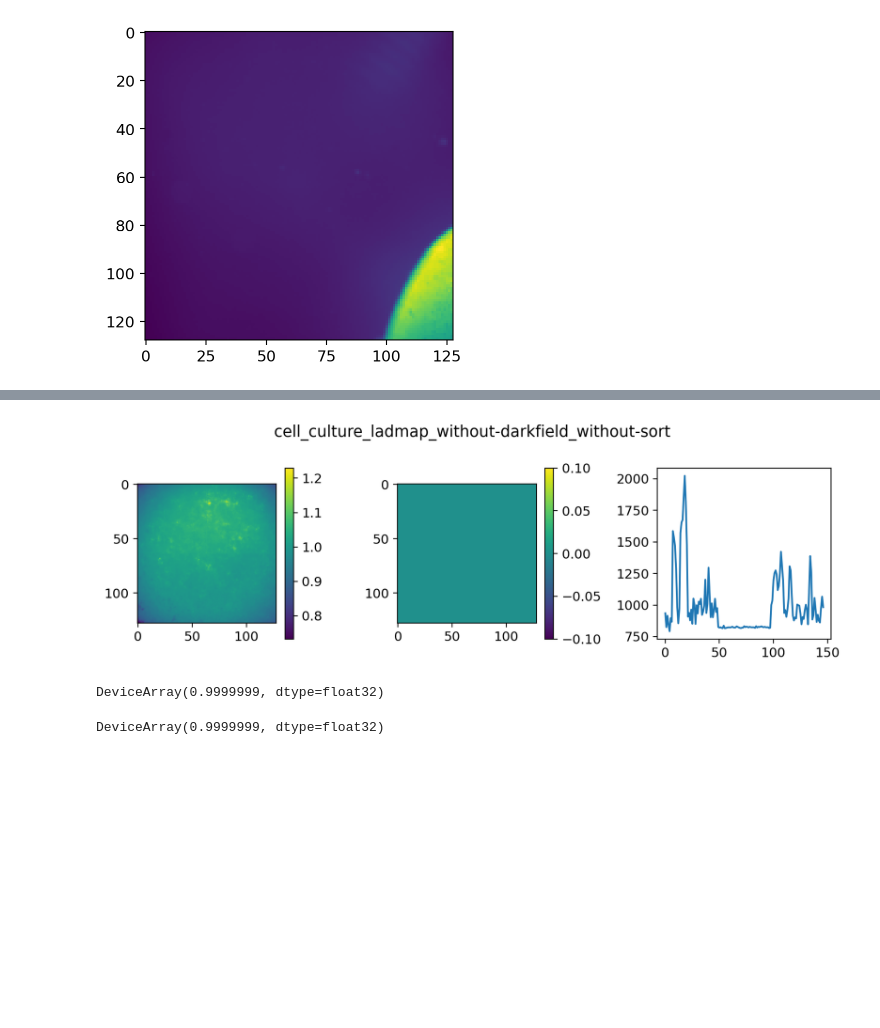
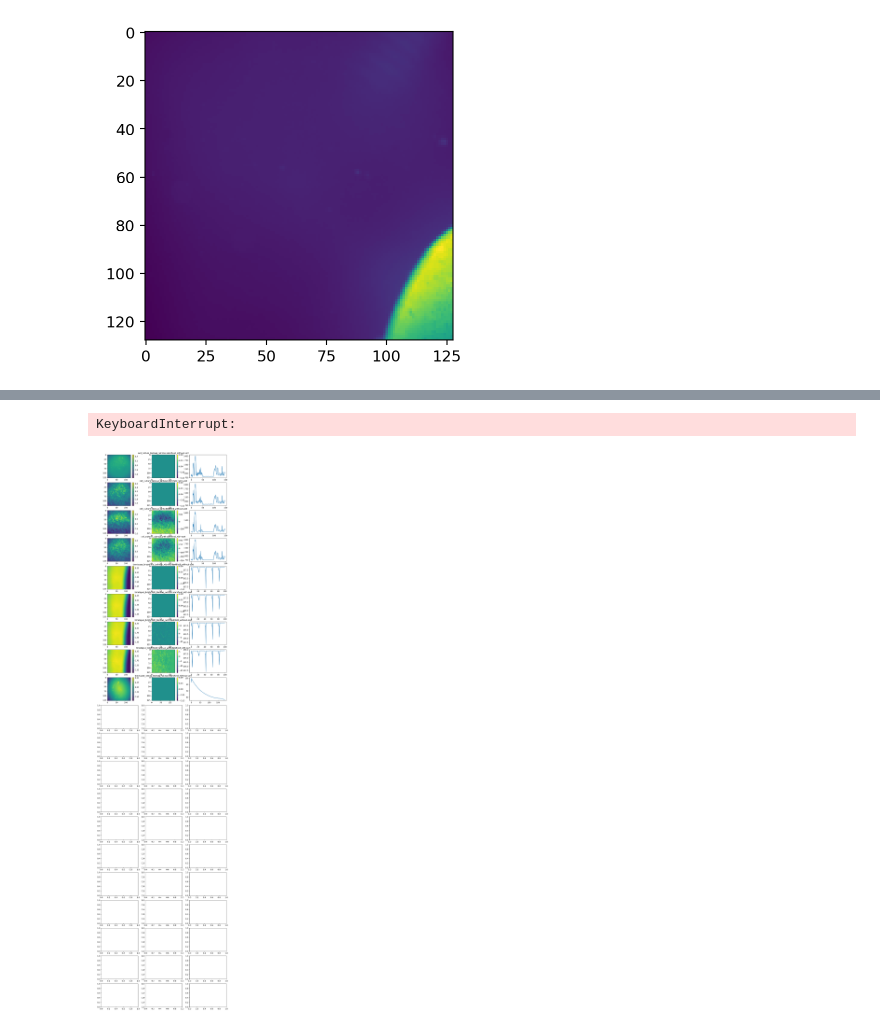
Before and after one commit to peng-lab/BaSiCPy, a Jupyter notebook: misc_notebooks/organize_test_data.ipynb, the cells around one changed output, grey strips where cells are left out. Saved outputs shown, nothing was run; the diff lists cells and outputs as text; code cells hidden in the pictures; blank space fills up the shorter version.

Commit message:
rewrote organizing test data notebook

```diff
--- a/misc_notebooks/organize_test_data.ipynb
+++ b/misc_notebooks/organize_test_data.ipynb
@@ -79,42 +80,42 @@ for k in keys:
 (63, 128, 128) uint16
 [figure]
 # %%
-os.makedirs("../tests/data/fit", exist_ok=True)
+os.makedirs("../tests/test_basic", exist_ok=True)
+os.makedirs("../tests/test_basic/plots", exist_ok=True)
 
-for k,im in images.items():
-    for fitting_mode, get_darkfield, sort_intensity in \
-        product(["ladmap","approximate"],[False,True],[False,True]):
+import logging
+logging.getLogger("basicpy").setLevel(level=logging.WARNING)
+
+figsize=3
+
+for fitting_mode in FittingMode:
+    nrows=len(images)*4
+    fig, axes = plt.subplots(nrows, 3,
+                             figsize=[figsize*1.5*3, figsize*nrows],
+                             gridspec_kw={"hspace": 0.5, "wspace": 0.5})
+    results=[]
+    for j,((k,im),(get_darkfield, sort_intensity)) in \
+            enumerate(product(images.items(),product([False,True],repeat=2))):
+        print(j)
         b = BaSiC(fitting_mode=fitting_mode,
-                  lambda_flatfield_coef=1.0 / 400 * 0.5 if fitting_mode=="approximate" else 1.,
-#                  lambda_darkfield_coef=0.2 if fitting_mode=="approximate" else 0.2,
-                  rho=1.8,
-                  max_reweight_iterations=5,
-                  max_iterations=2000,
+    #              lambda_darkfield_coef=0.2 if fitting_mode=="approximate" else 0.2,
                   get_darkfield=get_darkfield,
                   sort_intensity=sort_intensity)
         b.fit(im)
-        plt.figure(figsize=(9,3))
-        plt.subplot(131)
-        plt.imshow(b.flatfield)
-        plt.colorbar()
-        plt.subplot(132)
-        plt.imshow(b.darkfield)
-        plt.colorbar()
-        plt.subplot(133)
-        plt.plot(b.baseline)
+        for ax, res_im in zip(axes[j],[b.flatfield,b.darkfield]):
+            _im=ax.imshow(res_im)
+            plt.colorbar(_im,ax=ax)
+        axes[j,2].plot(b.baseline)
         boolstr = lambda x:"with" if x else "without"
-        k2=f"{k}_{fitting_mode}_{boolstr(get_darkfield)}-darkfield_{boolstr(sort_intensity)}-sort"
-        plt.suptitle(k2)
-        plt.tight_layout()
-        plt.savefig(f"../tests/data/fit/plots/{k2}.png")
-        plt.show()
-        np.savez_compressed(f"../tests/data/fit/{k2}.npz",
-            image_name=k,
-            flatfield=b.flatfield,
-            darkfield=b.darkfield,
-            baseline=b.baseline,
-            params=b.dict()
-        )
-        break
-    break
+        k2=f"{k}_{fitting_mode.value}_{boolstr(get_darkfield)}-darkfield_{boolstr(sort_intensity)}-sort"
+        axes[j,1].set_title(k2)
+        results.append(dict(
+                image_name=k,
+                flatfield=b.flatfield,
+                darkfield=b.darkfield,
+                baseline=b.baseline,
+                params=b.dict()
+        ))
+    fig.savefig(f"../tests/test_basic/plots/{fitting_mode.value}.png")
+    np.savez_compressed(f"../tests/test_basic/{fitting_mode.value}.npz",results=results)
 # %% [output]
@@ -138,10 +132,2 @@ WARNING:matplotlib.font_manager:findfont: Font family ['IPAPGothic'] not found.
+KeyboardInterrupt:
-[figure, old version]
+[figure, new version]
-# %%
-
-np.mean(b.flatfield)
-# %% [output]
-DeviceArray(0.9999999, dtype=float32)
-# %%
-np.mean(b.flatfield)
-# %% [output]
-DeviceArray(0.9999999, dtype=float32)
```
Also changed, not shown: parts of 5 cells of this notebook.
